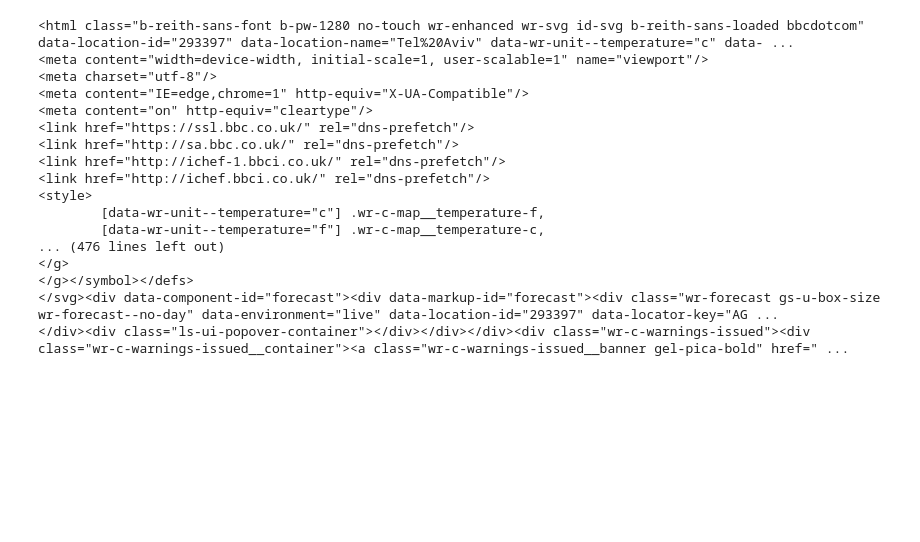
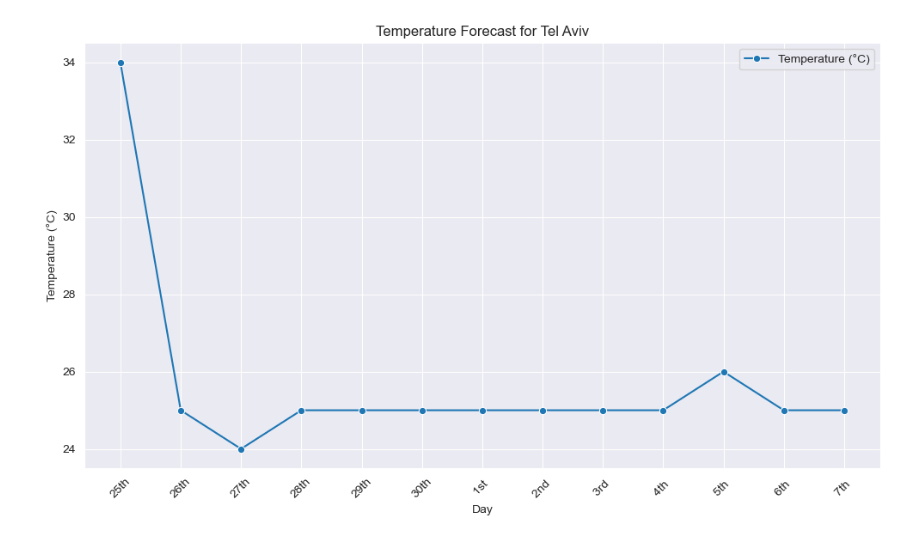
Before and after one commit to kvlrdhrs/DI-Bootcamp, a Jupyter notebook: Week7/Day2/Daily/daily.ipynb, the cells around one changed output. Drawn from its saved outputs; the diff is of its cells as text; code cells hidden in the pictures; blank space fills up the shorter version.

```diff
--- a/Week7/Day2/Daily/daily.ipynb
+++ b/Week7/Day2/Daily/daily.ipynb
@@ -23,20 +0,0 @@ soup = BeautifulSoup(driver.page_source, 'html')
-# %%
-soup
-# %% [output]
-<html class="b-reith-sans-font b-pw-1280 no-touch wr-enhanced wr-svg id-svg b-reith-sans-loaded bbcdotcom" data-location-id="293397" data-location-name="Tel%20Aviv" data-wr-unit--temperature="c" data- ...
-<meta content="width=device-width, initial-scale=1, user-scalable=1" name="viewport"/>
-<meta charset="utf-8"/>
-<meta content="IE=edge,chrome=1" http-equiv="X-UA-Compatible"/>
-<meta content="on" http-equiv="cleartype"/>
-<link href="https://ssl.bbc.co.uk/" rel="dns-prefetch"/>
-<link href="http://sa.bbc.co.uk/" rel="dns-prefetch"/>
-<link href="http://ichef-1.bbci.co.uk/" rel="dns-prefetch"/>
-<link href="http://ichef.bbci.co.uk/" rel="dns-prefetch"/>
-<style>
-        [data-wr-unit--temperature="c"] .wr-c-map__temperature-f,
-        [data-wr-unit--temperature="f"] .wr-c-map__temperature-c,
-... (476 lines left out)
-</g>
-</g></symbol></defs>
-</svg><div data-component-id="forecast"><div data-markup-id="forecast"><div class="wr-forecast gs-u-box-size wr-forecast--no-day" data-environment="live" data-location-id="293397" data-locator-key="AG ...
-</div><div class="ls-ui-popover-container"></div></div></div><div class="wr-c-warnings-issued"><div class="wr-c-warnings-issued__container"><a class="wr-c-warnings-issued__banner gel-pica-bold" href=" ...
@@ -42,0 +43,23 @@ soup
+# %%
+# Convert data to Pandas DataFrame
+df_weather = pd.DataFrame(weather_data)
+
+# Clean and preprocess the data if necessary
+# For example, convert temperature to numeric
+
+# Perform basic analysis
+# For example, calculate average temperature and precipitation
+
+# Visualize the data
+plt.figure(figsize=(10, 6))
+sns.lineplot(data=df_weather, x="Day", y="Temperature", marker="o", label="Temperature (°C)")
+plt.title("Temperature Forecast for Tel Aviv")
+plt.xlabel("Day")
+plt.ylabel("Temperature (°C)")
+plt.xticks(rotation=45)
+plt.grid(True)
+plt.legend()
+plt.tight_layout()
+plt.show()
+# %% [output]
+[figure, added]
```
Also changed, not shown: parts of 7 cells of this notebook.
